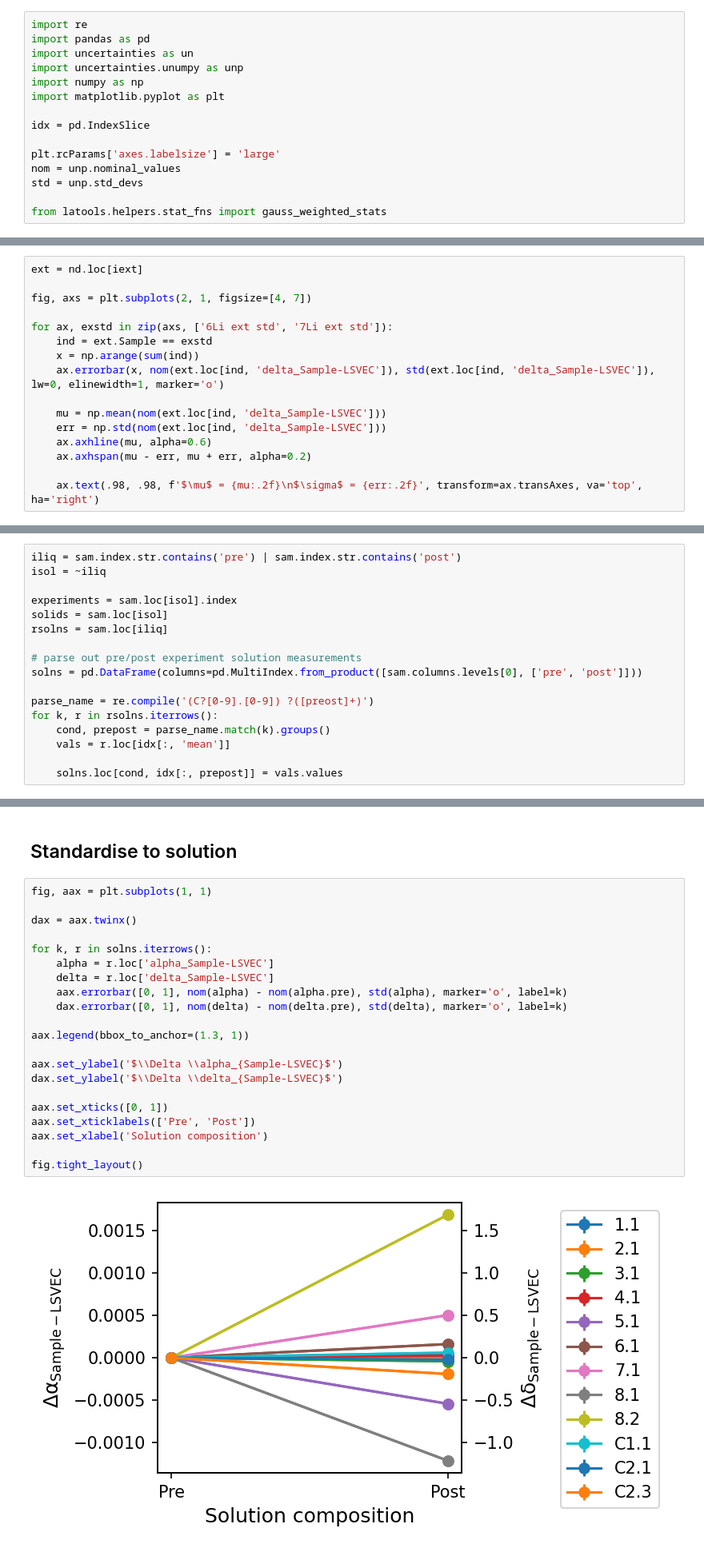
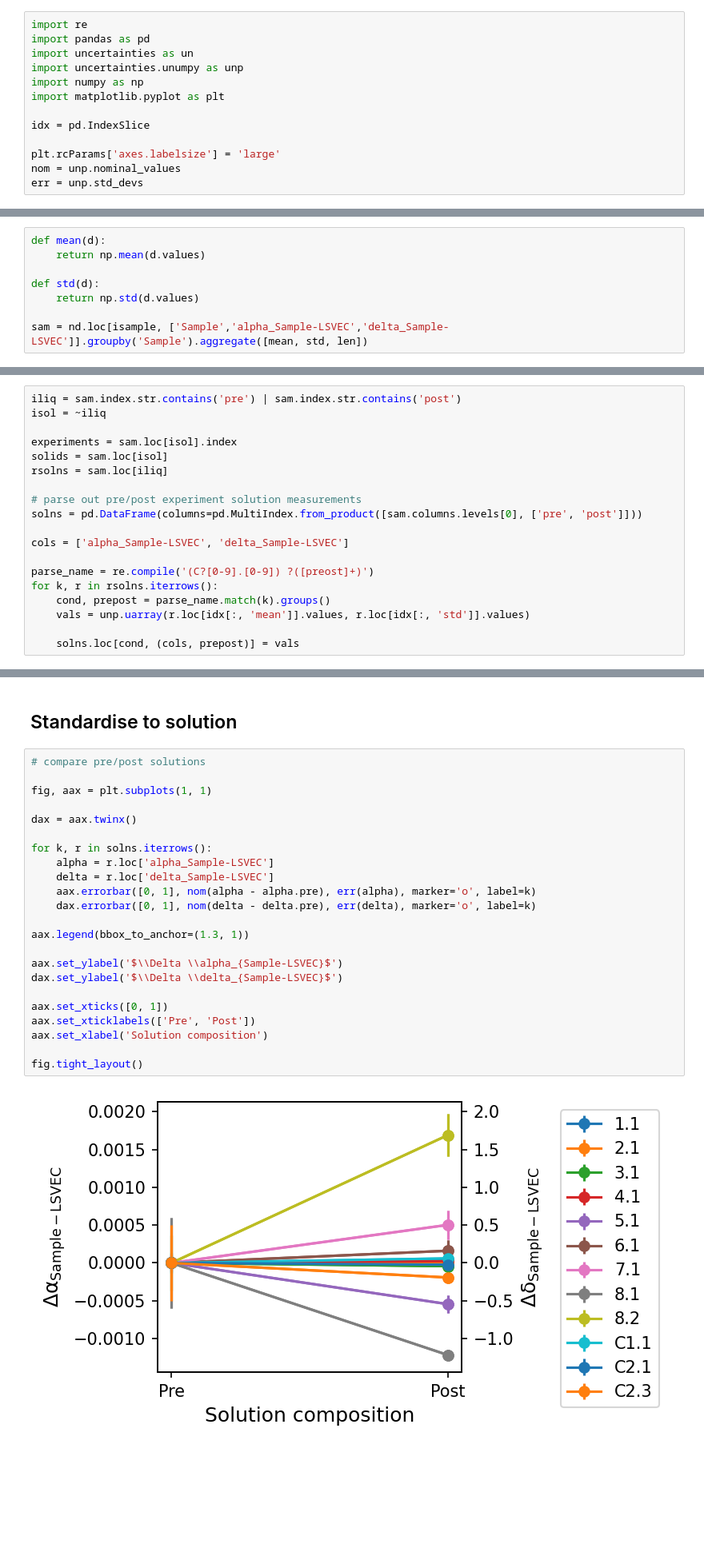
Before and after one commit to oscarbranson/supplementary, a Jupyter notebook: supplements/inorg_Li/00_NeptuneProcessing_r.ipynb, the cells around one changed output, grey strips where cells are left out. Shown: that part at 80% size. Saved outputs shown, nothing was run; the diff lists cells and outputs as text; blank space fills up the shorter version.

```diff
--- a/supplements/inorg_Li/00_NeptuneProcessing_r.ipynb
+++ b/supplements/inorg_Li/00_NeptuneProcessing_r.ipynb
@@ -10,9 +10,7 @@ idx = pd.IndexSlice
 
 plt.rcParams['axes.labelsize'] = 'large'
 nom = unp.nominal_values
-std = unp.std_devs
-
-from latools.helpers.stat_fns import gauss_weighted_stats
+err = unp.std_devs
 # %% [markdown]
 # Load Data
 # %%
@@ -550,16 +170,0 @@ for ax, exstd in zip(axs, ['6Li ext std', '7Li ext std']):
-# %%
-ext = nd.loc[iext]
-
-fig, axs = plt.subplots(2, 1, figsize=[4, 7])
-
-for ax, exstd in zip(axs, ['6Li ext std', '7Li ext std']):
-    ind = ext.Sample == exstd
-    x = np.arange(sum(ind))
-    ax.errorbar(x, nom(ext.loc[ind, 'delta_Sample-LSVEC']), std(ext.loc[ind, 'delta_Sample-LSVEC']), lw=0, elinewidth=1, marker='o')
-
-    mu = np.mean(nom(ext.loc[ind, 'delta_Sample-LSVEC']))
-    err = np.std(nom(ext.loc[ind, 'delta_Sample-LSVEC']))
-    ax.axhline(mu, alpha=0.6)
-    ax.axhspan(mu - err, mu + err, alpha=0.2)
-
-    ax.text(.98, .98, f'$\mu$ = {mu:.2f}\n$\sigma$ = {err:.2f}', transform=ax.transAxes, va='top', ha='right')
@@ -585,3 +171,11 @@ sam = nd.loc[isample, ['Sample','alpha_Sample-LSVEC','delta_Sample-LSVEC']].grou
 # %% [markdown]
 ## Format Data for Export
+# %%
+def mean(d):
+    return np.mean(d.values)
+
+def std(d):
+    return np.std(d.values)
+
+sam = nd.loc[isample, ['Sample','alpha_Sample-LSVEC','delta_Sample-LSVEC']].groupby('Sample').aggregate([mean, std, len])
 # %%
@@ -603,12 +197,14 @@ rsolns = sam.loc[iliq]
 # parse out pre/post experiment solution measurements
 solns = pd.DataFrame(columns=pd.MultiIndex.from_product([sam.columns.levels[0], ['pre', 'post']]))
 
+cols = ['alpha_Sample-LSVEC', 'delta_Sample-LSVEC']
+
 parse_name = re.compile('(C?[0-9].[0-9]) ?([preost]+)')
 for k, r in rsolns.iterrows():
     cond, prepost = parse_name.match(k).groups()
-    vals = r.loc[idx[:, 'mean']]
+    vals = unp.uarray(r.loc[idx[:, 'mean']].values, r.loc[idx[:, 'std']].values)
 
-    solns.loc[cond, idx[:, prepost]] = vals.values
+    solns.loc[cond, (cols, prepost)] = vals
 # %%
 for p in ['pre', 'post']:
     solns.loc[:, ('Li_isotopes_alpha_LSVEC', 'fluid_' + p)] = unp.nominal_values(solns.loc[:, ('alpha_Sample-LSVEC', p)])
@@ -681,28 +276,30 @@ ax.set_xticklabels(sam_alpha['sample'].unique())
 # %% [markdown]
 ## Standardise to solution
 # %%
+# compare pre/post solutions
+
 fig, aax = plt.subplots(1, 1)
 
 dax = aax.twinx()
 
 for k, r in solns.iterrows():
     alpha = r.loc['alpha_Sample-LSVEC']
     delta = r.loc['delta_Sample-LSVEC']
-    aax.errorbar([0, 1], nom(alpha) - nom(alpha.pre), std(alpha), marker='o', label=k)
-    dax.errorbar([0, 1], nom(delta) - nom(delta.pre), std(delta), marker='o', label=k)
+    aax.errorbar([0, 1], nom(alpha - alpha.pre), err(alpha), marker='o', label=k)
+    dax.errorbar([0, 1], nom(delta - delta.pre), err(delta), marker='o', label=k)
 
 aax.legend(bbox_to_anchor=(1.3, 1))
 
 aax.set_ylabel('$\\Delta \\alpha_{Sample-LSVEC}$')
 dax.set_ylabel('$\\Delta \\delta_{Sample-LSVEC}$')
 
 aax.set_xticks([0, 1])
 aax.set_xticklabels(['Pre', 'Post'])
 aax.set_xlabel('Solution composition')
 
 fig.tight_layout()
 # %% [output]
-[figure, old version]
+[figure, new version]
 # %%
 # split index into useful multiindex
 solids.index = pd.MultiIndex.from_tuples([(c, r) for c, r in solids.index.str.split('.')], names=['condition', 'replicate'])
```
Also changed, not shown: parts of 38 cells of this notebook.
